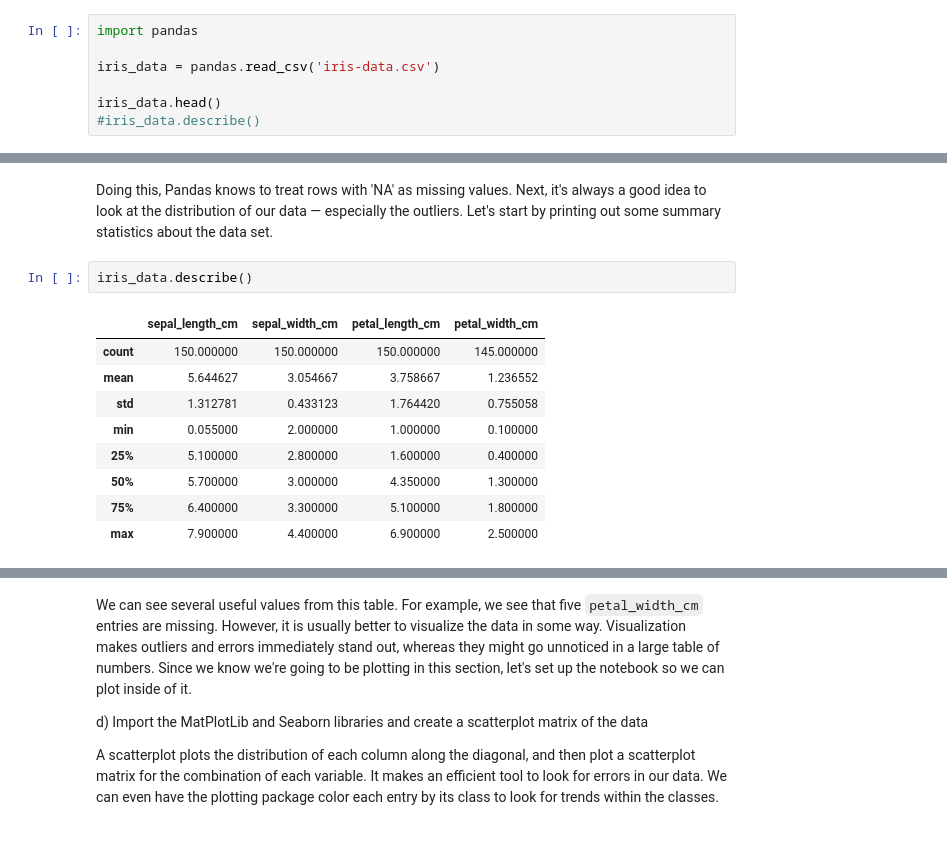
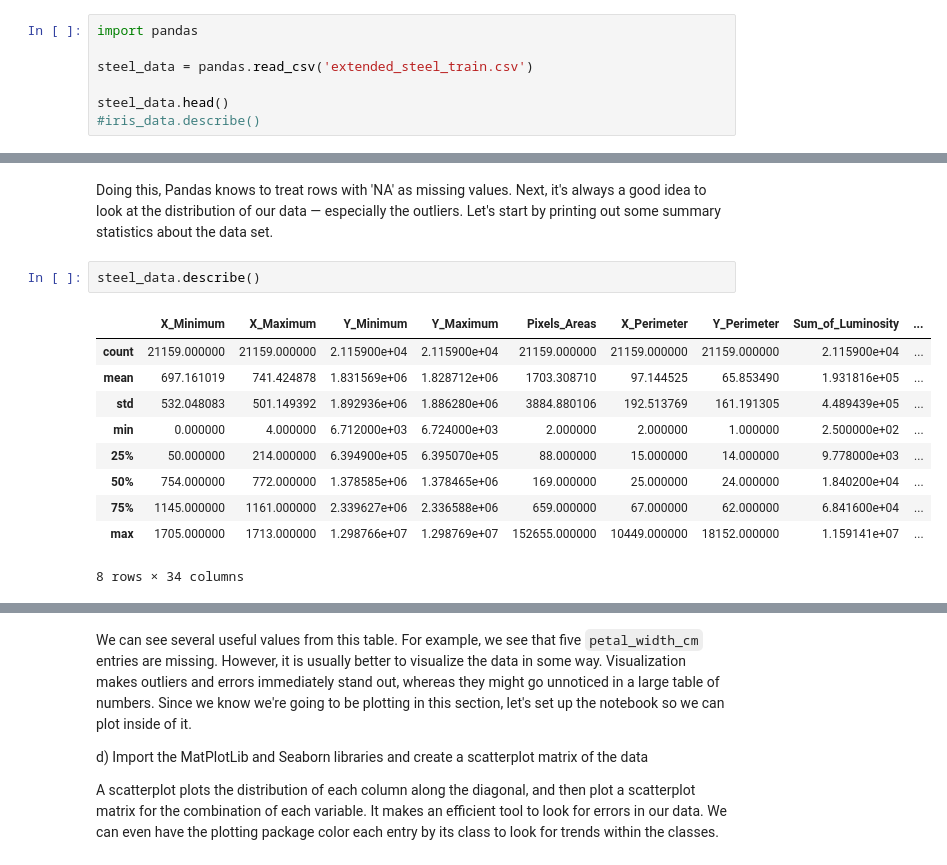
Before and after one commit to Onso37/ia-proj2, a Jupyter notebook: ia-proj2.ipynb, the cells around one changed output, grey strips where cells are left out. Saved outputs shown, nothing was run; the diff lists cells and outputs as text.

```diff
--- a/ia-proj2.ipynb
+++ b/ia-proj2.ipynb
@@ -38,8 +38,8 @@ b)	Import the Pandas library, read the data from the CSV file and check the data
 # %%
 import pandas
 
-iris_data = pandas.read_csv('iris-data.csv')
+steel_data = pandas.read_csv('extended_steel_train.csv')
 
-iris_data.head()
+steel_data.head()
 #iris_data.describe()
 # %% [output]
@@ -63,14 +64,15 @@ c)	Read again the data identifying as missing the values marked with ‘NA’. *
 # %% [markdown]
 Doing this, Pandas knows to treat rows with 'NA' as missing values. Next, it's always a good idea to look at the distribution of our data — especially the outliers. Let's start by printing out some summary statistics about the data set.
 # %%
-iris_data.describe()
+steel_data.describe()
 # %% [output]
-|  | sepal_length_cm | sepal_width_cm | petal_length_cm | petal_width_cm |
-| count | 150.000000 | 150.000000 | 150.000000 | 145.000000 |
-| mean | 5.644627 | 3.054667 | 3.758667 | 1.236552 |
-| std | 1.312781 | 0.433123 | 1.764420 | 0.755058 |
-| min | 0.055000 | 2.000000 | 1.000000 | 0.100000 |
-| 25% | 5.100000 | 2.800000 | 1.600000 | 0.400000 |
-| 50% | 5.700000 | 3.000000 | 4.350000 | 1.300000 |
-| 75% | 6.400000 | 3.300000 | 5.100000 | 1.800000 |
-| max | 7.900000 | 4.400000 | 6.900000 | 2.500000 |
+|  | X_Minimum | X_Maximum | Y_Minimum | Y_Maximum | Pixels_Areas | X_Perimeter | Y_Perimeter | Sum_of_Luminosity | ... |
+| count | 21159.000000 | 21159.000000 | 2.115900e+04 | 2.115900e+04 | 21159.000000 | 21159.000000 | 21159.000000 | 2.115900e+04 | ... |
+| mean | 697.161019 | 741.424878 | 1.831569e+06 | 1.828712e+06 | 1703.308710 | 97.144525 | 65.853490 | 1.931816e+05 | ... |
+| std | 532.048083 | 501.149392 | 1.892936e+06 | 1.886280e+06 | 3884.880106 | 192.513769 | 161.191305 | 4.489439e+05 | ... |
+| min | 0.000000 | 4.000000 | 6.712000e+03 | 6.724000e+03 | 2.000000 | 2.000000 | 1.000000 | 2.500000e+02 | ... |
+| 25% | 50.000000 | 214.000000 | 6.394900e+05 | 6.395070e+05 | 88.000000 | 15.000000 | 14.000000 | 9.778000e+03 | ... |
+| 50% | 754.000000 | 772.000000 | 1.378585e+06 | 1.378465e+06 | 169.000000 | 25.000000 | 24.000000 | 1.840200e+04 | ... |
+| 75% | 1145.000000 | 1161.000000 | 2.339627e+06 | 2.336588e+06 | 659.000000 | 67.000000 | 62.000000 | 6.841600e+04 | ... |
+| max | 1705.000000 | 1713.000000 | 1.298766e+07 | 1.298769e+07 | 152655.000000 | 10449.000000 | 18152.000000 | 1.159141e+07 | ... |
+8 rows × 34 columns
```
Also changed, not shown: parts of 3 cells of this notebook.
